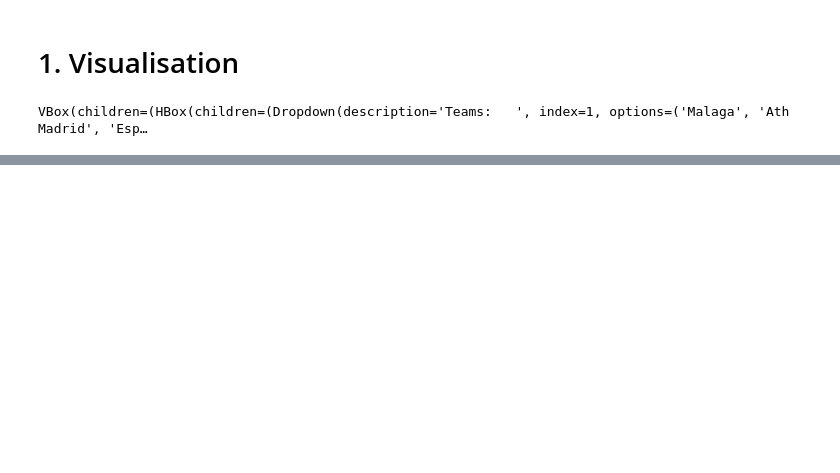
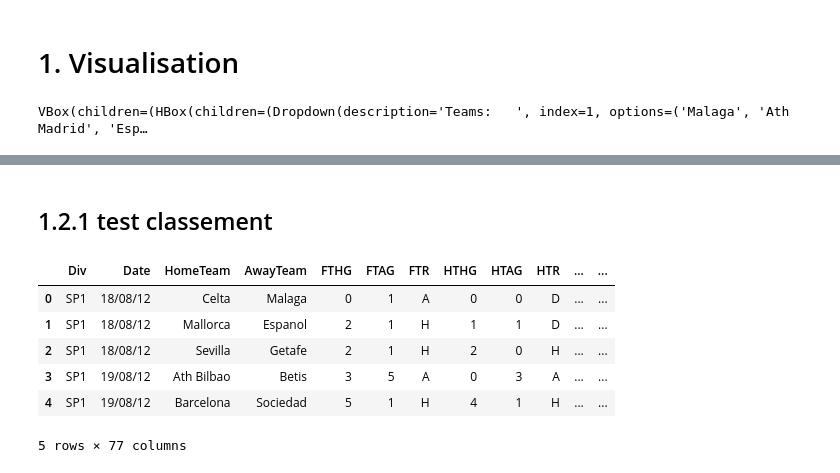
Before and after one commit to Zorix9/beat_the_bookies, a Jupyter notebook: notebooks/notebook_for_csv.ipynb, the cells around one changed output, grey strips where cells are left out. Saved outputs shown, nothing was run; the diff lists cells and outputs as text; code cells hidden in the pictures; blank space fills up the shorter version.

```diff
--- a/notebooks/notebook_for_csv.ipynb
+++ b/notebooks/notebook_for_csv.ipynb
@@ -122,0 +164,13 @@ VBox(children=(HBox(children=(Dropdown(description='Teams:   ', index=1, options
+# %% [markdown]
+## 1.2.1 test classement
+# %%
+df1 = list_df[1]
+df1.head()
+# %% [output]
+|  | Div | Date | HomeTeam | AwayTeam | FTHG | FTAG | FTR | HTHG | HTAG | HTR | ... | ... |
+| 0 | SP1 | 18/08/12 | Celta | Malaga | 0 | 1 | A | 0 | 0 | D | ... | ... |
+| 1 | SP1 | 18/08/12 | Mallorca | Espanol | 2 | 1 | H | 1 | 1 | D | ... | ... |
+| 2 | SP1 | 18/08/12 | Sevilla | Getafe | 2 | 1 | H | 2 | 0 | H | ... | ... |
+| 3 | SP1 | 19/08/12 | Ath Bilbao | Betis | 3 | 5 | A | 0 | 3 | A | ... | ... |
+| 4 | SP1 | 19/08/12 | Barcelona | Sociedad | 5 | 1 | H | 4 | 1 | H | ... | ... |
+5 rows × 77 columns
```
Also changed, not shown: parts of 24 cells of this notebook, 6 other files.
